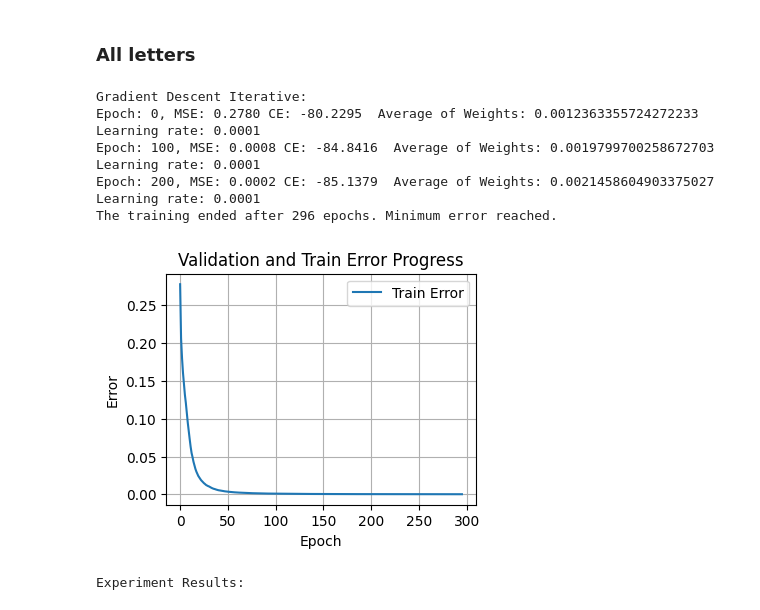
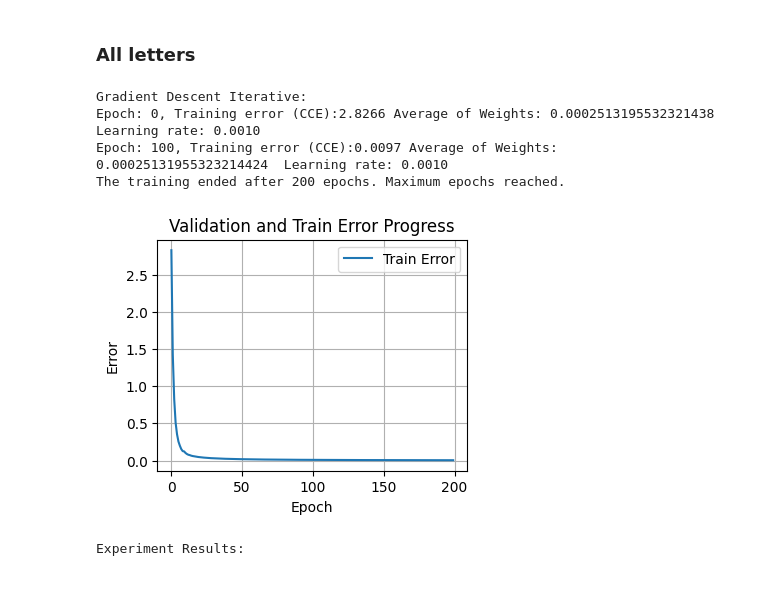
Before and after one commit to reitezuz/18NES1-2026, a Jupyter notebook: week04/perceptron_layer.ipynb, the cells around one changed output. Cells and saved outputs as stored; diff of their text form; code cells hidden in the pictures.

```diff
--- a/week04/perceptron_layer.ipynb
+++ b/week04/perceptron_layer.ipynb
@@ -689,7 +690,7 @@ def one_hot_encode(d, num_classes=None):
     if num_classes is None:
         num_classes = np.max(d) # Infer number of classes if not provided
 
-    return np.eye(num_classes)[d-1] * 2 - 1 # Efficient one-hot encoding
+    return np.eye(num_classes)[d-1] # Efficient one-hot encoding
 # %% [markdown]
 # Example 1: Gallblader attack
 - now, we train three tasks at once:
@@ -728,15 +729,16 @@ print(inputs.shape, true_outputs.shape)
 
 # set parameters:
 print_progress = True
-activation = 'tanh'
-learning_rate = 0.1 #  0.5
+activation = 'sigmoid'
+learning_rate = 0.5 #  0.5
 init_method = 'random'
 adaptive_learning_rate = False
 min_error = 0.0001
-epochs = 50
+epochs = 100
 variant = "iterative"
 validation_data = None
 max_validation_steps = None
+error_name = 'BCE'
 
 # run the experiment:
 
@@ -745,9 +747,9 @@ perceptron = PerceptronLayer(inputs.shape[1], true_outputs.shape[1], activation,
 
 
 if variant == 'iterative':
-    [training_errors, validation_errors] = perceptron.gradient_descent_iterative(inputs, true_outputs, learning_rate, epochs, adaptive_learning_rate, min_error, max_validation_steps, validation_data, print_progress)
+    [training_errors, validation_errors] = perceptron.gradient_descent_iterative(inputs, true_outputs, learning_rate, epochs, adaptive_learning_rate, min_error, max_validation_steps, validation_data, print_progress, error_name)
 else:
-    [training_errors, validation_errors] = perceptron.gradient_descent_batch(inputs, true_outputs, learning_rate, epochs, adaptive_learning_rate, min_error, max_validation_steps, validation_data, print_progress)
+    [training_errors, validation_errors] = perceptron.gradient_descent_batch(inputs, true_outputs, learning_rate, epochs, adaptive_learning_rate, min_error, max_validation_steps, validation_data, print_progress, error_name)
 
 
 # Print summary:
@@ -757,6 +759,7 @@ error = perceptron_error(true_outputs, real_outputs)
 print(f"Perceptron error: {error}")
 print(f"MAE error: {MAE_error(true_outputs, real_outputs)}")
 print(f"MSE error: {MSE_error(true_outputs, real_outputs)}")
+print
 plot_error_progress(training_errors, validation_errors)
 
 
@@ -764,8 +767,8 @@ plot_error_progress(training_errors, validation_errors)
 import pandas as pd
 df = pd.DataFrame(columns=['Input', 'Predicted', 'True'])
 for inputs, label in zip(inputs, true_outputs):
-    df.loc[len(df)] = {'Input': inputs, 'Predicted': perceptron.forward(inputs), 'True': label}
-df.round(2)
+    df.loc[len(df)] = {'Input': inputs, 'Predicted': perceptron.forward(inputs).round(2), 'True': label}
+df
 # %% [output]
 (6, 3) (6, 3)
 Gradient Descent Iterative:
@@ -1227,50 +1125,49 @@ print( np.sum(Y >0.098, axis=0), np.sum(Y <-0.098, axis=0))
 # %% [markdown]
 ### All letters
 # %%
-alpha = 0.3       # level of noise in the testing data
+alpha = 0.3      # level of noise in the testing data
 
-np.random.seed(47876)
+#np.random.seed(47876)
 # Preprocess the data:
 [inputs, labels] = load_letter_data()
 
 
 [inputs_noisy, inputs_denoised] = add_noise(inputs, alpha=alpha)
 true_outputs = one_hot_encode(labels)
 training_data = (inputs, true_outputs)
 
 
 testing_data = (inputs_noisy, true_outputs)
 validation_data = None
 testing_data2 = (inputs_denoised, true_outputs)
 data_description = "Letter classification"
 
 # Set Perceptron parameters:
 weights = np.zeros(inputs.shape[1])
 bias = 0
-activation = 'tanh'
+activation = 'softmax'
 init_method = 'random'
-epochs = 10000
-learning_rate = 0.0001
+epochs = 200
+learning_rate = 0.001
 adaptive_learning_rate = False
 min_error = 0.0001
 print_progress = True
-variant = 'iterative' # 'batch' # 'batch' 'iterative'
+variant ='iterative' # 'batch' # 'batch' 'iterative'
 max_validation_steps = 30
-error_name = 'cross-entropy' # 'SSE'# 'cross-entropy'
+error_name = 'CCE'
 
 # run the experiment:
 #for learning_rate in [0.0001, 0.001, 0.01, 0.1, 1]:
 
 perceptron = run_example_multiple_times_classification(experiment_results_let, training_data, testing_data, testing_data2, validation_data, activation, epochs, init_method, learning_rate, print_progress, variant, data_description, adaptive_learning_rate, min_error, error_name, max_validation_steps, num_runs=1)
 
 print("\nExperiment Results:")
 experiment_results_let
 # %% [output]
 Gradient Descent Iterative:
-Epoch: 0, MSE: 0.2780 CE: -80.2295  Average of Weights: 0.0012363355724272233  Learning rate: 0.0001
-Epoch: 100, MSE: 0.0008 CE: -84.8416  Average of Weights: 0.0019799700258672703  Learning rate: 0.0001
-Epoch: 200, MSE: 0.0002 CE: -85.1379  Average of Weights: 0.0021458604903375027  Learning rate: 0.0001
-The training ended after 296 epochs. Minimum error reached.
+Epoch: 0, Training error (CCE):2.8266 Average of Weights: 0.0002513195532321438  Learning rate: 0.0010
+Epoch: 100, Training error (CCE):0.0097 Average of Weights: 0.00025131955323214424  Learning rate: 0.0010
+The training ended after 200 epochs. Maximum epochs reached.
-[figure, old version]
+[figure, new version]
 Experiment Results:
 |  | Epochs | MSE | Accuracy | Sum Accuracy | Test MSE | Test Accuracy | Test MSE2 | Test Accuracy2 | Time | ... |
```
Also changed, not shown: parts of 23 cells of this notebook.
